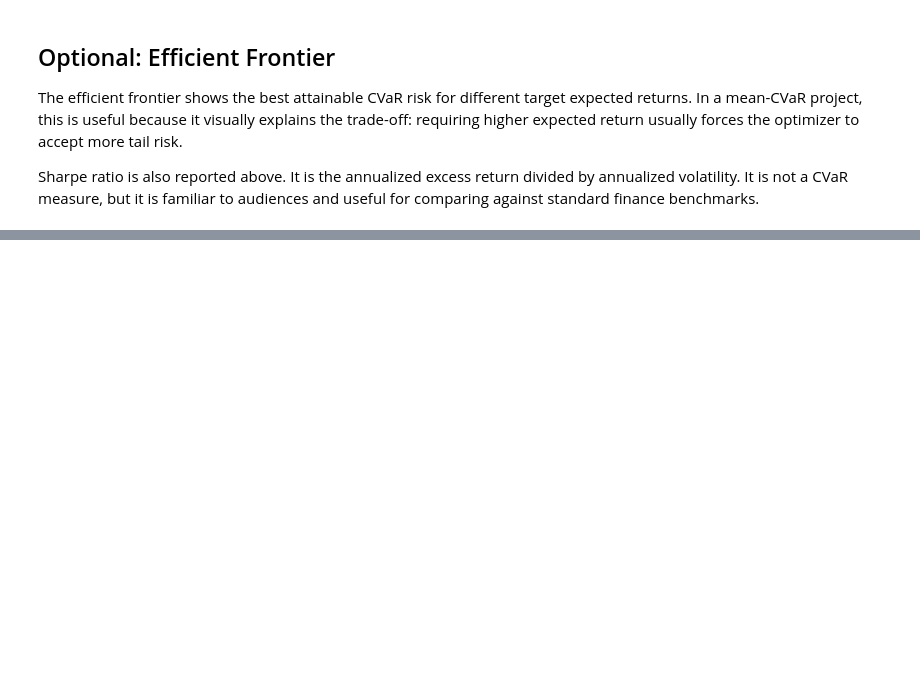
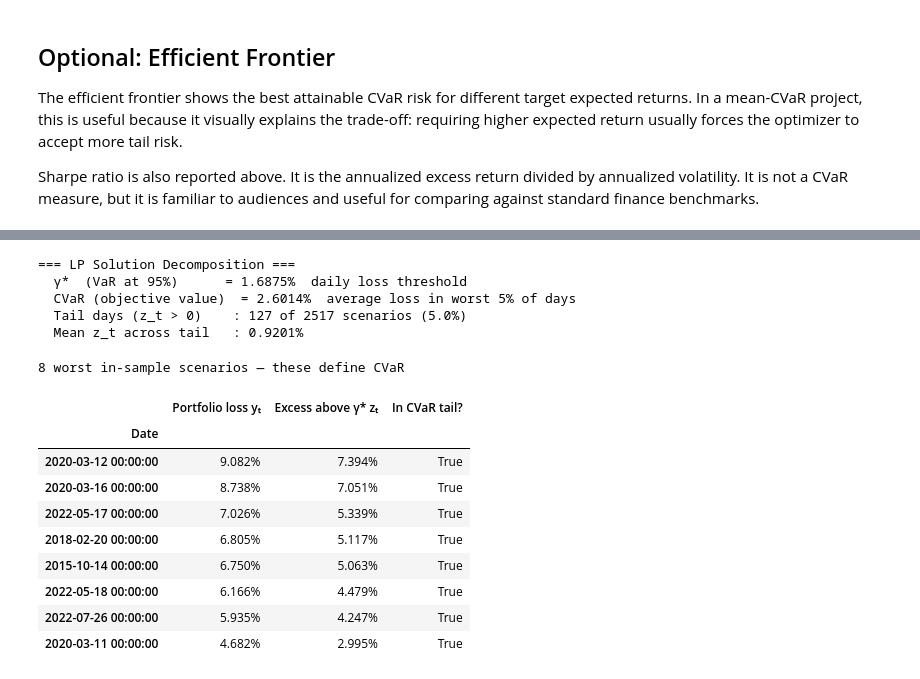
Before and after one commit to JarvisHunter/optimization_final_project, a Jupyter notebook: task2.ipynb, the cells around one changed output, grey strips where cells are left out. Drawn from its saved outputs; the diff is of its cells as text; code cells hidden in the pictures; blank space fills up the shorter version.

```diff
--- a/task2.ipynb
+++ b/task2.ipynb
@@ -917,0 +1043,47 @@ display(frontier[["target_annual_return", "daily_cvar_loss"]].style.format("{:.2
+# %%
+# ── CELL: Show what γ* and z* look like after solving ────────────────────
+weights, info = solve_cvar_lp(train_returns, alpha=CONFIDENCE_LEVEL)
+
+scenario_losses = -train_returns.to_numpy() @ weights.to_numpy()   # y_t = -r_t^T w*
+gamma_star      = np.quantile(scenario_losses, CONFIDENCE_LEVEL)    # VaR = γ*
+z_star          = np.maximum(scenario_losses - gamma_star, 0)       # z_t* = max(y_t - γ*, 0)
+cvar_check      = gamma_star + z_star.mean() / (1 - CONFIDENCE_LEVEL)
+
+tail_mask = scenario_losses >= gamma_star
+
+print(f"=== LP Solution Decomposition ===")
+print(f"  γ*  (VaR at {int(CONFIDENCE_LEVEL*100)}%)      = {gamma_star:.4%}  daily loss threshold")
+print(f"  CVaR (objective value)  = {cvar_check:.4%}  average loss in worst {int((1-CONFIDENCE_LEVEL)*100)}% of days")
+print(f"  Tail days (z_t > 0)    : {tail_mask.sum()} of {len(scenario_losses)} scenarios ({tail_mask.mean():.1%})")
+print(f"  Mean z_t across tail   : {z_star[z_star>0].mean():.4%}")
+
+# Show the worst 8 scenarios
+worst_idx = np.argsort(scenario_losses)[::-1][:8]
+worst_df = pd.DataFrame({
+    "Date": train_returns.index[worst_idx],
+    "Portfolio loss  yₜ": scenario_losses[worst_idx],
+    "Excess above γ*  zₜ": z_star[worst_idx],
+    "In CVaR tail?": tail_mask[worst_idx],
+}).set_index("Date")
+display(
+    worst_df.style
+    .format({"Portfolio loss  yₜ": "{:.3%}", "Excess above γ*  zₜ": "{:.3%}"})
+    .set_caption("8 worst in-sample scenarios — these define CVaR")
+)
+# %% [output]
+=== LP Solution Decomposition ===
+  γ*  (VaR at 95%)      = 1.6875%  daily loss threshold
+  CVaR (objective value)  = 2.6014%  average loss in worst 5% of days
+  Tail days (z_t > 0)    : 127 of 2517 scenarios (5.0%)
+  Mean z_t across tail   : 0.9201%
+8 worst in-sample scenarios — these define CVaR
+|  | Portfolio loss yₜ | Excess above γ* zₜ | In CVaR tail? |
+| Date |  |  |  |
+| 2020-03-12 00:00:00 | 9.082% | 7.394% | True |
+| 2020-03-16 00:00:00 | 8.738% | 7.051% | True |
+| 2022-05-17 00:00:00 | 7.026% | 5.339% | True |
+| 2018-02-20 00:00:00 | 6.805% | 5.117% | True |
+| 2015-10-14 00:00:00 | 6.750% | 5.063% | True |
+| 2022-05-18 00:00:00 | 6.166% | 4.479% | True |
+| 2022-07-26 00:00:00 | 5.935% | 4.247% | True |
+| 2020-03-11 00:00:00 | 4.682% | 2.995% | True |
```
Also changed, not shown: parts of 20 cells of this notebook, 13 other files.
